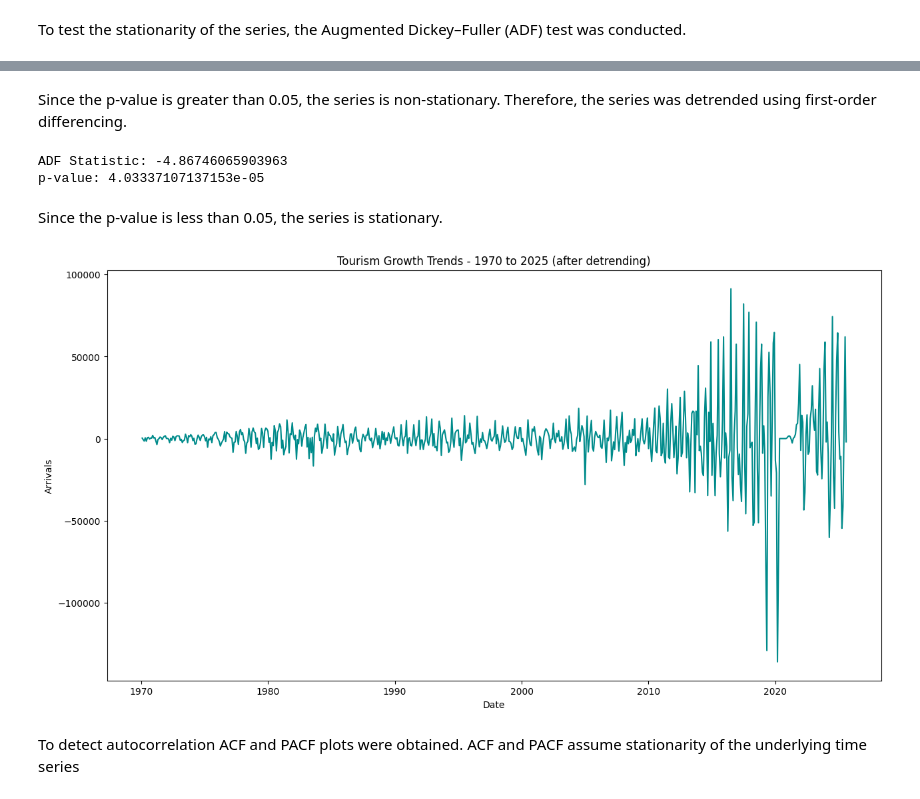
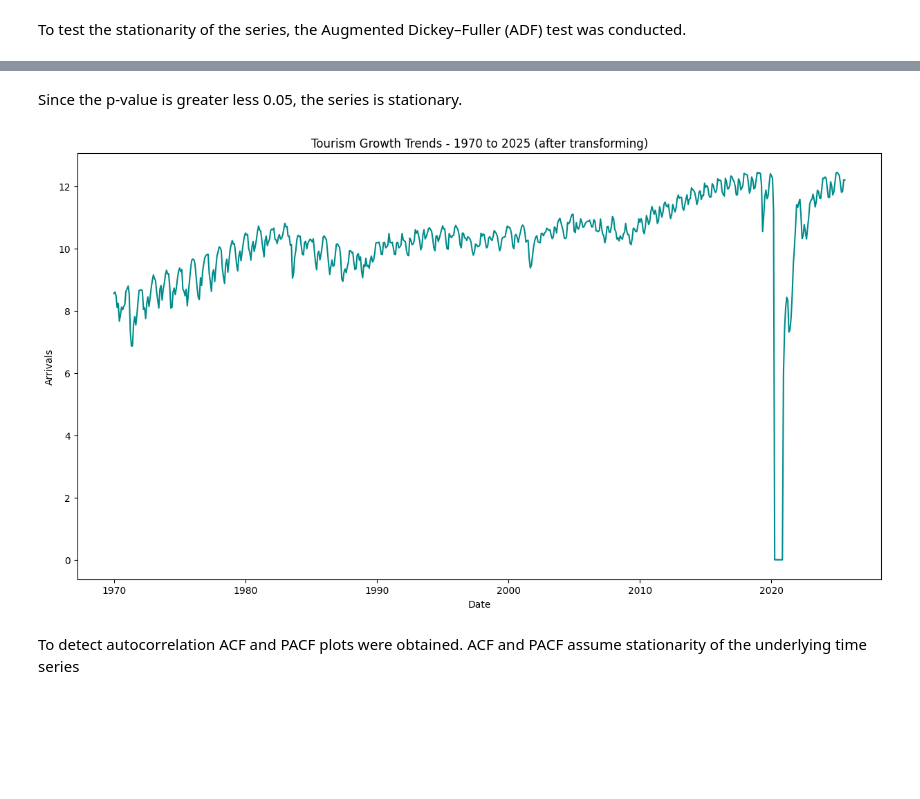
Before and after one commit to tharuka7/tourism__forecast_sl, a Jupyter notebook: ts.ipynb, the cells around one changed output, grey strips where cells are left out. Drawn from its saved outputs; the diff is of its cells as text; code cells hidden in the pictures; blank space fills up the shorter version.

```diff
--- a/ts.ipynb
+++ b/ts.ipynb
@@ -140,25 +144,13 @@ p-value: 0.34220970737419387
-# %% [markdown]
-Since the p-value is greater than 0.05, the series is non-stationary. Therefore, the series was detrended using first-order differencing.
-# %%
-df['diff'] = df['arrivals'].diff()
-df.dropna(inplace=True)
-
-result = adfuller(df['diff'])
-print(f'ADF Statistic: {result[0]}')
-print(f'p-value: {result[1]}')
-# %% [output]
-ADF Statistic: -4.86746065903963
-p-value: 4.03337107137153e-05
-# %% [markdown]
-Since the p-value is less than 0.05, the series is stationary.
-# %%
-fig, ax = plt.subplots(figsize=(15,8))
-ax.plot(df['Date'], df['diff'], color='#008B8B')
-ax.set(xlabel="Date", ylabel="Arrivals", title=f"Tourism Growth Trends - 1970 to 2025 (after detrending)")
-ax.xaxis.set_major_formatter(DateFormatter("%Y"))
-plt.show()
-# %% [output]
-[figure, removed]
+# %% [markdown]
+Since the p-value is greater less 0.05, the series is stationary.
+# %%
+fig, ax = plt.subplots(figsize=(15,8))
+ax.plot(df['Date'], df['tf'], color='#008B8B')
+ax.set(xlabel="Date", ylabel="Arrivals", title=f"Tourism Growth Trends - 1970 to 2025 (after transforming)")
+ax.xaxis.set_major_formatter(DateFormatter("%Y"))
+plt.show()
+# %% [output]
+[figure, added]
 # %% [markdown]
 To detect autocorrelation ACF and PACF plots were obtained. ACF and PACF assume stationarity of the underlying time series
 # %%
```
Also changed, not shown: parts of 55 cells of this notebook, 17 other files.
